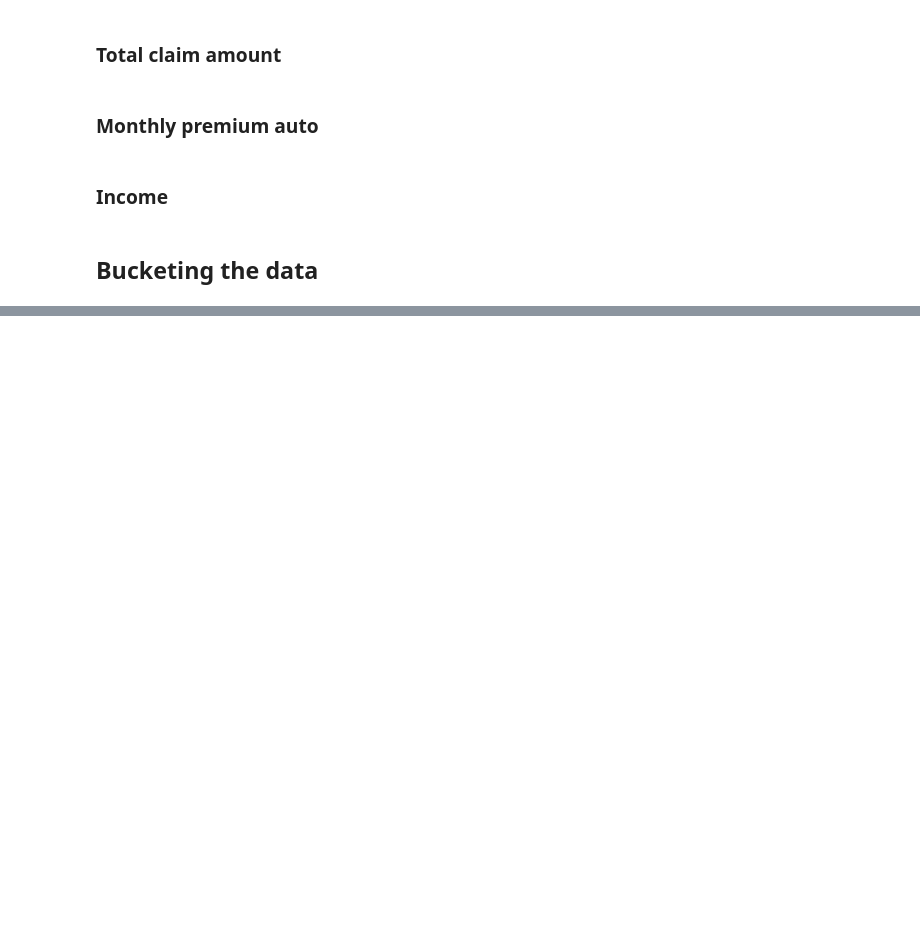
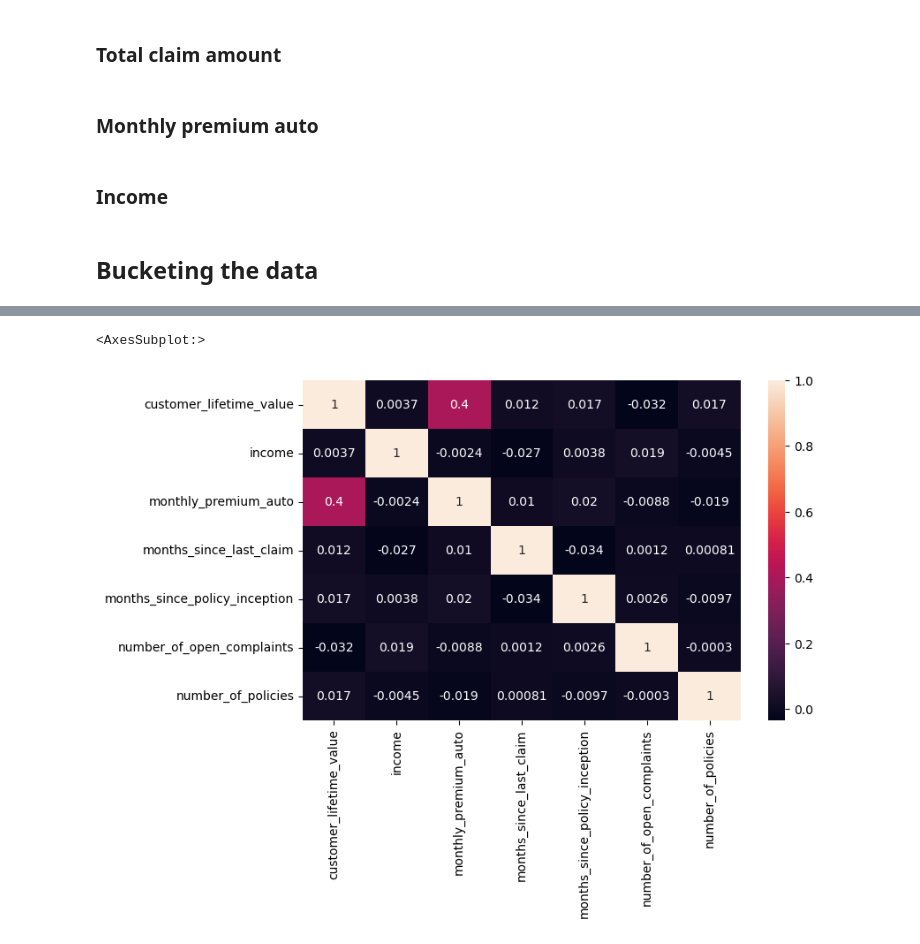
Before and after one commit to LaurensDu/IH_Labs_submissions_Laurens, a Jupyter notebook: week_2/lab_customer_analysis_case_study.ipynb, the cells around one changed output, grey strips where cells are left out. Saved outputs shown, nothing was run; the diff lists cells and outputs as text; code cells hidden in the pictures; blank space fills up the shorter version.

```diff
--- a/week_2/lab_customer_analysis_case_study.ipynb
+++ b/week_2/lab_customer_analysis_case_study.ipynb
@@ -288,0 +367,7 @@ analysis_df['vehicle class'] = analysis_df['vehicle class'].str.replace('Luxury
+# %%
+# plotting the correlation heatmap
+fig=plt.figure(figsize=(8,5))
+sns.heatmap(numericals_final.corr(),annot=True)
+# %% [output]
+<AxesSubplot:>
+[figure, added]
```
Also changed, not shown: parts of 21 cells of this notebook.
